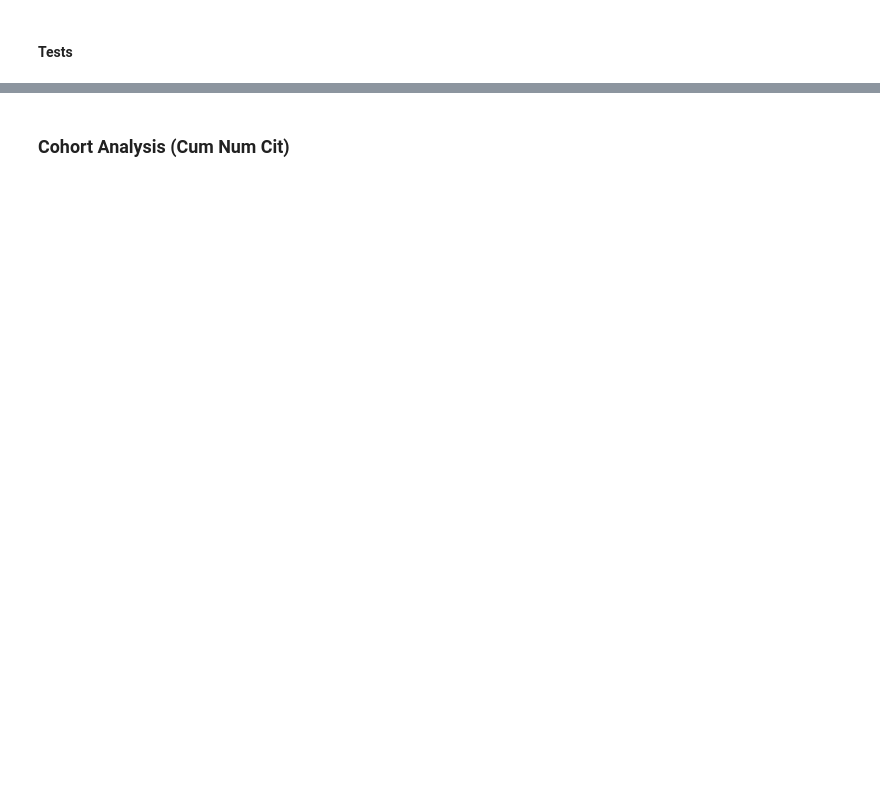
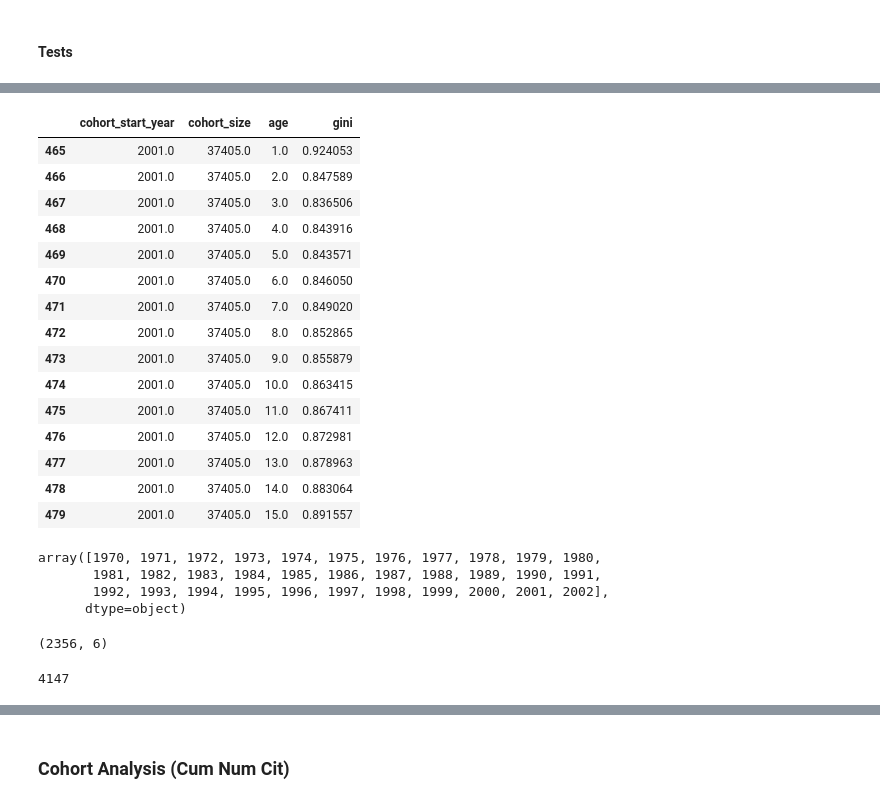
Before and after one commit to gesiscss/inequality, a Jupyter notebook: 2.Cohort analysis - citations.ipynb, the cells around one changed output, grey strips where cells are left out. Drawn from its saved outputs; the diff is of its cells as text; code cells hidden in the pictures; blank space fills up the shorter version.

```diff
--- a/2.Cohort analysis - citations.ipynb
+++ b/2.Cohort analysis - citations.ipynb
@@ -190,3 +263,37 @@ plot_cohort_effect_size
+# %%
+cohort_size_gini_all[cohort_size_gini_all.cohort_start_year == 2001]
+# %% [output]
+|  | cohort_start_year | cohort_size | age | gini |
+| 465 | 2001.0 | 37405.0 | 1.0 | 0.924053 |
+| 466 | 2001.0 | 37405.0 | 2.0 | 0.847589 |
+| 467 | 2001.0 | 37405.0 | 3.0 | 0.836506 |
+| 468 | 2001.0 | 37405.0 | 4.0 | 0.843916 |
+| 469 | 2001.0 | 37405.0 | 5.0 | 0.843571 |
+| 470 | 2001.0 | 37405.0 | 6.0 | 0.846050 |
+| 471 | 2001.0 | 37405.0 | 7.0 | 0.849020 |
+| 472 | 2001.0 | 37405.0 | 8.0 | 0.852865 |
+| 473 | 2001.0 | 37405.0 | 9.0 | 0.855879 |
+| 474 | 2001.0 | 37405.0 | 10.0 | 0.863415 |
+| 475 | 2001.0 | 37405.0 | 11.0 | 0.867411 |
+| 476 | 2001.0 | 37405.0 | 12.0 | 0.872981 |
+| 477 | 2001.0 | 37405.0 | 13.0 | 0.878963 |
+| 478 | 2001.0 | 37405.0 | 14.0 | 0.883064 |
+| 479 | 2001.0 | 37405.0 | 15.0 | 0.891557 |
+# %%
+cohort_careerage_df["cohort_start_year"].unique()
+# %% [output]
+array([1970, 1971, 1972, 1973, 1974, 1975, 1976, 1977, 1978, 1979, 1980,
+       1981, 1982, 1983, 1984, 1985, 1986, 1987, 1988, 1989, 1990, 1991,
+       1992, 1993, 1994, 1995, 1996, 1997, 1998, 1999, 2000, 2001, 2002],
+      dtype=object)
+# %%
+groupByYearData[groupByYearData['year'] == 2018].shape
+# %% [output]
+(2356, 6)
+# %%
+groupByYearData[groupByYearData['year'] == 2018]['num_cit'].sum()
+# %% [output]
+4147
 # %%
 from importlib import reload
 reload(plot)
```
Also changed, not shown: parts of 19 cells of this notebook, 4 other files.
